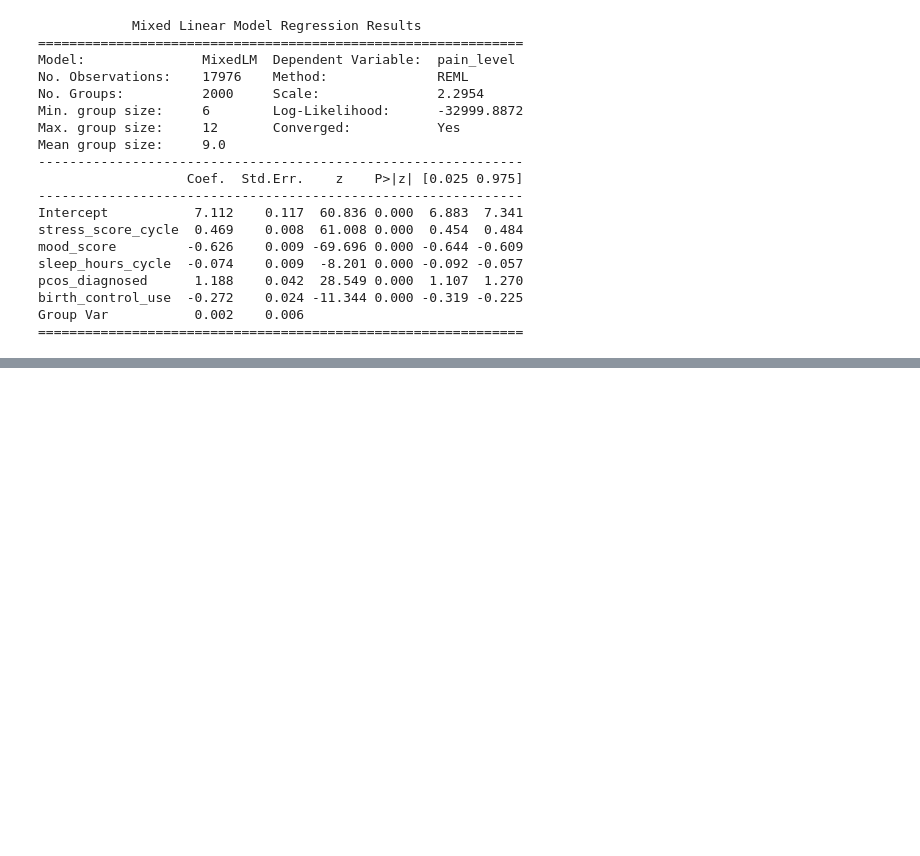
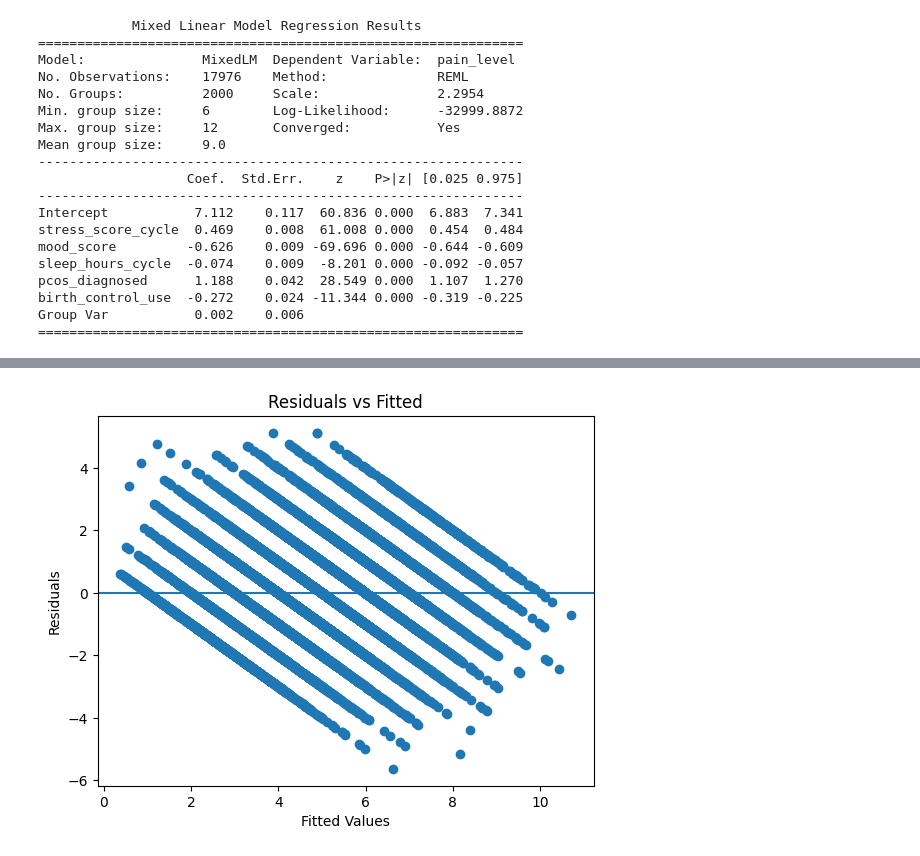
Before and after one commit to Parasshirishvaidya/regression-for-menstrual-pain, a Jupyter notebook: Notebooks/Menstrual_Health.ipynb, the cells around one changed output, grey strips where cells are left out. Saved outputs shown, nothing was run; the diff lists cells and outputs as text; code cells hidden in the pictures; blank space fills up the shorter version.

```diff
--- a/Notebooks/Menstrual_Health.ipynb
+++ b/Notebooks/Menstrual_Health.ipynb
@@ -476,0 +508,14 @@ Group Var           0.002    0.006
+# %%
+import matplotlib.pyplot as plt
+
+fitted = final_result.fittedvalues
+residuals = final_result.resid
+
+plt.scatter(fitted, residuals)
+plt.axhline(0)
+plt.xlabel("Fitted Values")
+plt.ylabel("Residuals")
+plt.title("Residuals vs Fitted")
+plt.show()
+# %% [output]
+[figure, added]
```
Also changed, not shown: parts of 12 cells of this notebook.
